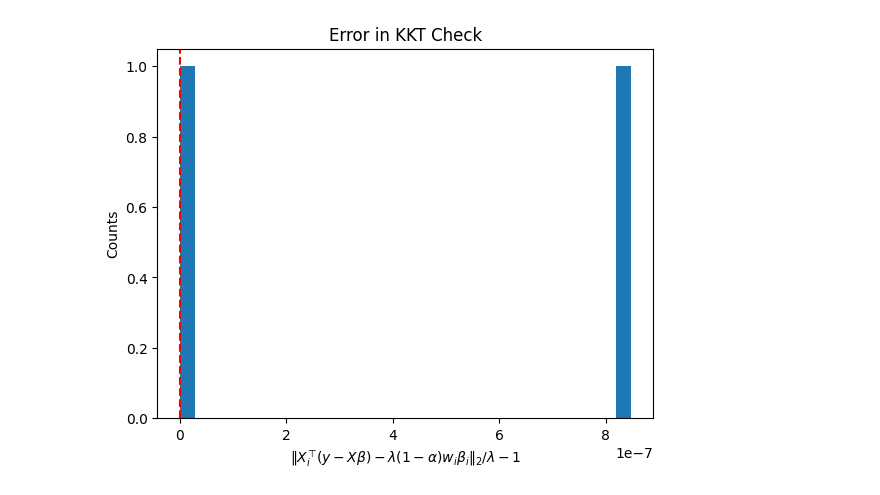
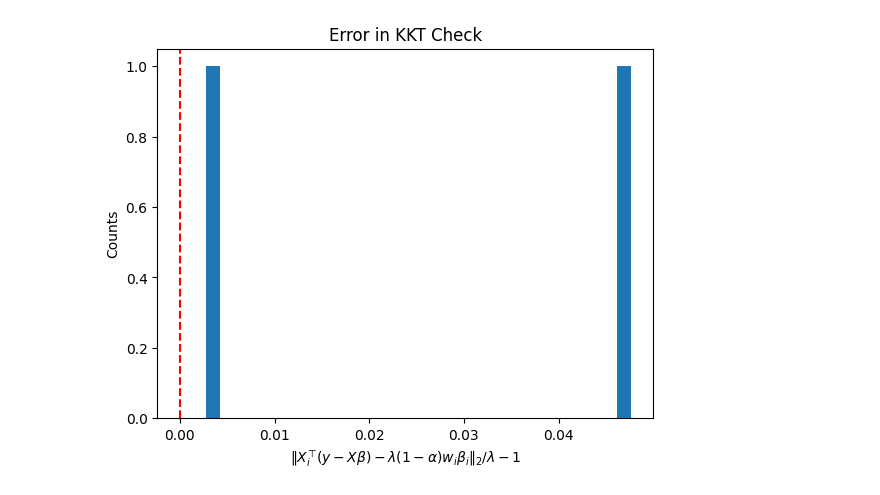
Before and after one commit to JamesYang007/adelie, a Jupyter notebook: research/paper_results/group_basil.ipynb, the cells around one changed output. Saved outputs shown, nothing was run; the diff lists cells and outputs as text; code cells hidden in the pictures.

```diff
--- a/research/paper_results/group_basil.ipynb
+++ b/research/paper_results/group_basil.ipynb
@@ -109,13 +109,13 @@ def analyze_naive(out):
     plt.show()
 # %%
 n = 100
-p = 100000
+p = 10000
 n_groups = int(p/100)
 seed = 0
 
 np.random.seed(seed)
 X, beta, y, groups, group_sizes = generate_group_lasso_data(
-    n, p, n_groups, rho=0.1, svd_transform=False, group_split_type="random",
+    n, p, n_groups, rho=0.02, svd_transform=False, group_split_type="random",
 ).values()
 # %%
 alpha = 1
@@ -125,7 +125,6 @@ penalty = np.sqrt(group_sizes)
 out_naive = group_basil(
     X, y, groups, group_sizes,
     alpha=alpha,
-
     penalty=penalty,
     method='naive',
     max_n_cds=int(1e5),
@@ -134,6 +133,7 @@ out_naive = group_basil(
     use_strong_rule=True,
     max_strong_size=p,
     verbose_diagnostic=False,
+    do_early_exit=False,
 )
 diag_naive = out_naive['diagnostic']
 # %%
@@ -165,20 +165,20 @@ def compute_abs_grad(
     ])
     return abs_grad
 # %%
-i = -1
+i = 1
 beta = out_naive['betas'][:, i]
 lmda = out_naive['lmdas'][i]
 abs_grad = compute_abs_grad(X,y,groups,group_sizes,beta,lmda,alpha,penalty)
 abs_grad_scaled = abs_grad / (lmda * alpha * penalty)
 abs_grad_scaled = abs_grad_scaled[abs_grad_scaled > 1]
 plt.hist(abs_grad_scaled-1, bins=30)
 plt.axvline(0, color='r', linestyle='--')
 plt.xlabel("$\|X_i^\\top (y-X\\beta) - \lambda (1-\\alpha) w_i \\beta_i\|_2 / \lambda - 1$")
 plt.ylabel("Counts")
 plt.title("Error in KKT Check")
 plt.show()
 # %% [output]
-[figure, old version]
+[figure, new version]
 # %%
 def group_edpp(
     X, y, groups, group_sizes, betas, lmdas, alpha, penalty
```
Also changed, not shown: parts of 5 cells of this notebook, 4 other files.
